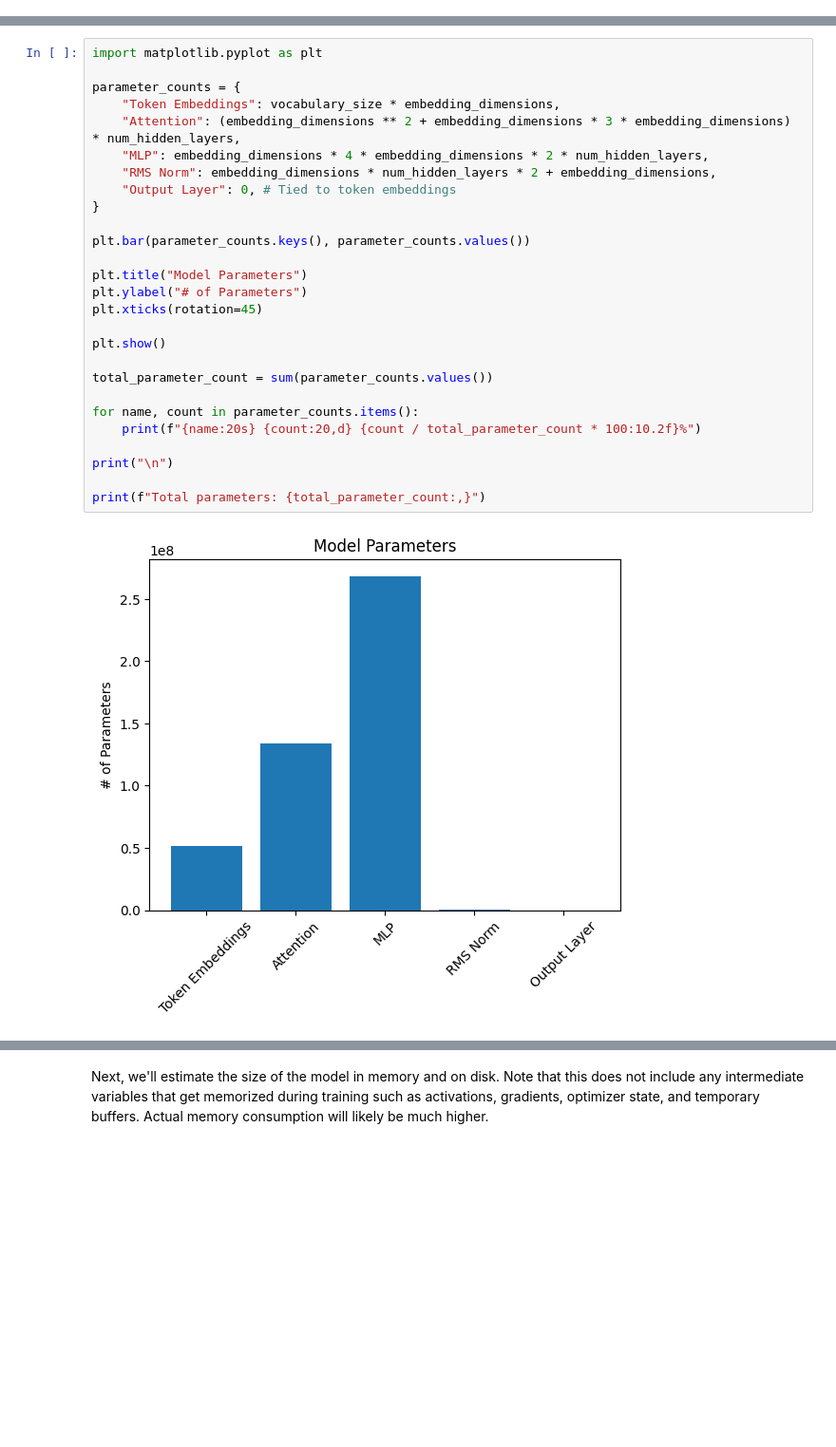
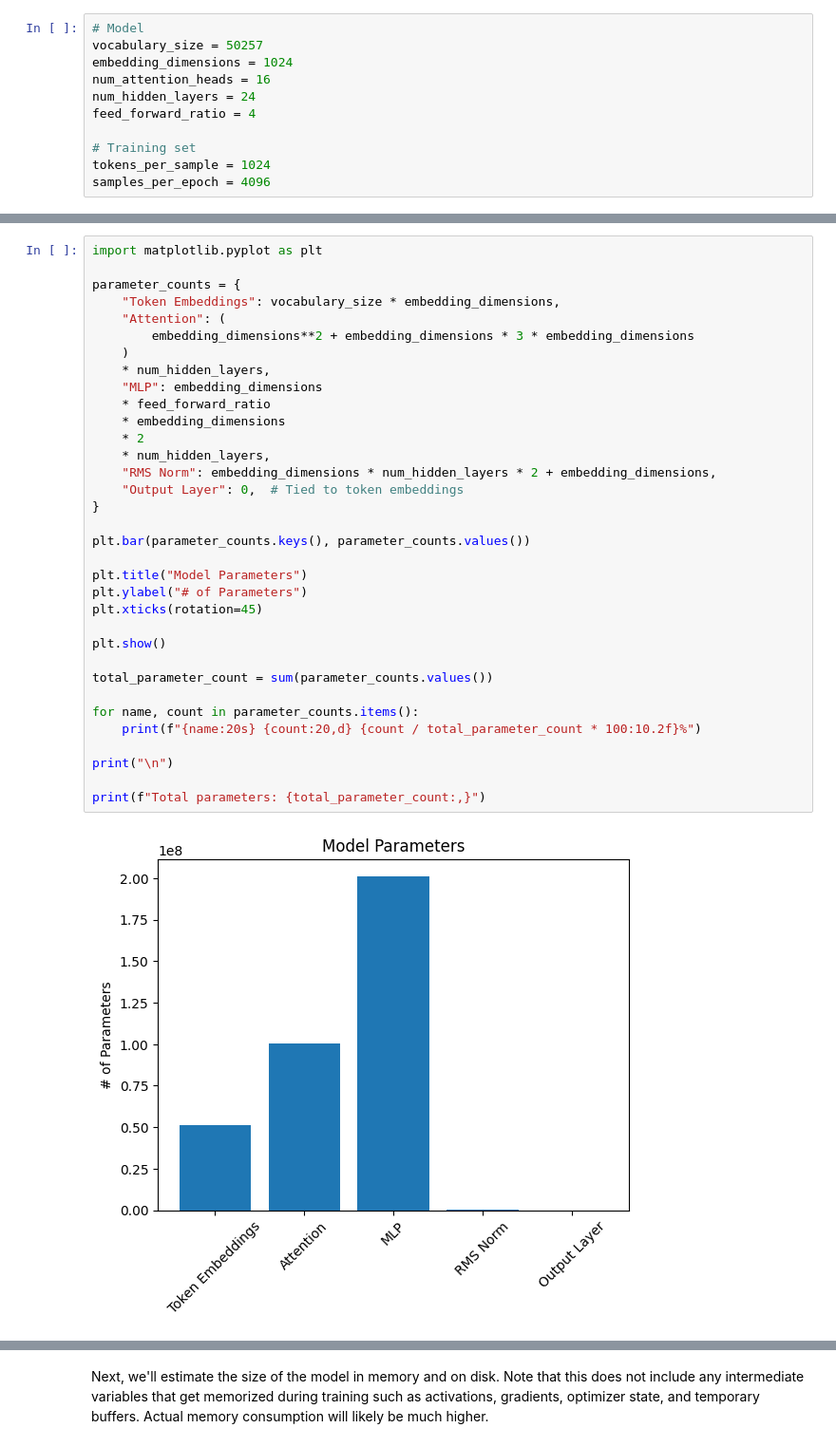
Before and after one commit to andrewdalpino/NoPE-GPT, a Jupyter notebook: model_sizing.ipynb, the cells around one changed output, grey strips where cells are left out. Shown: that part at 95% size. Drawn from its saved outputs; the diff is of its cells as text; blank space fills up the shorter version.

```diff
--- a/model_sizing.ipynb
+++ b/model_sizing.ipynb
@@ -6 +3,12 @@ num_hidden_layers = 32
+# %%
+# Model
+vocabulary_size = 50257
+embedding_dimensions = 1024
+num_attention_heads = 16
+num_hidden_layers = 24
+feed_forward_ratio = 4
+
+# Training set
+tokens_per_sample = 1024
+samples_per_epoch = 4096
 # %% [markdown]
@@ -8,29 +16,36 @@ First, we'll estimate the total number of parameters in the network.
 # %%
 import matplotlib.pyplot as plt
 
 parameter_counts = {
     "Token Embeddings": vocabulary_size * embedding_dimensions,
-    "Attention": (embedding_dimensions ** 2 + embedding_dimensions * 3 * embedding_dimensions) * num_hidden_layers,
-    "MLP": embedding_dimensions * 4 * embedding_dimensions * 2 * num_hidden_layers,
+    "Attention": (
+        embedding_dimensions**2 + embedding_dimensions * 3 * embedding_dimensions
+    )
+    * num_hidden_layers,
+    "MLP": embedding_dimensions
+    * feed_forward_ratio
+    * embedding_dimensions
+    * 2
+    * num_hidden_layers,
     "RMS Norm": embedding_dimensions * num_hidden_layers * 2 + embedding_dimensions,
-    "Output Layer": 0, # Tied to token embeddings
+    "Output Layer": 0,  # Tied to token embeddings
 }
 
 plt.bar(parameter_counts.keys(), parameter_counts.values())
 
 plt.title("Model Parameters")
 plt.ylabel("# of Parameters")
 plt.xticks(rotation=45)
 
 plt.show()
 
 total_parameter_count = sum(parameter_counts.values())
 
 for name, count in parameter_counts.items():
     print(f"{name:20s} {count:20,d} {count / total_parameter_count * 100:10.2f}%")
 
 print("\n")
 
 print(f"Total parameters: {total_parameter_count:,}")
 # %% [output]
-[figure, old version]
+[figure, new version]
```
Also changed, not shown: parts of 20 cells of this notebook, 15 other files.
